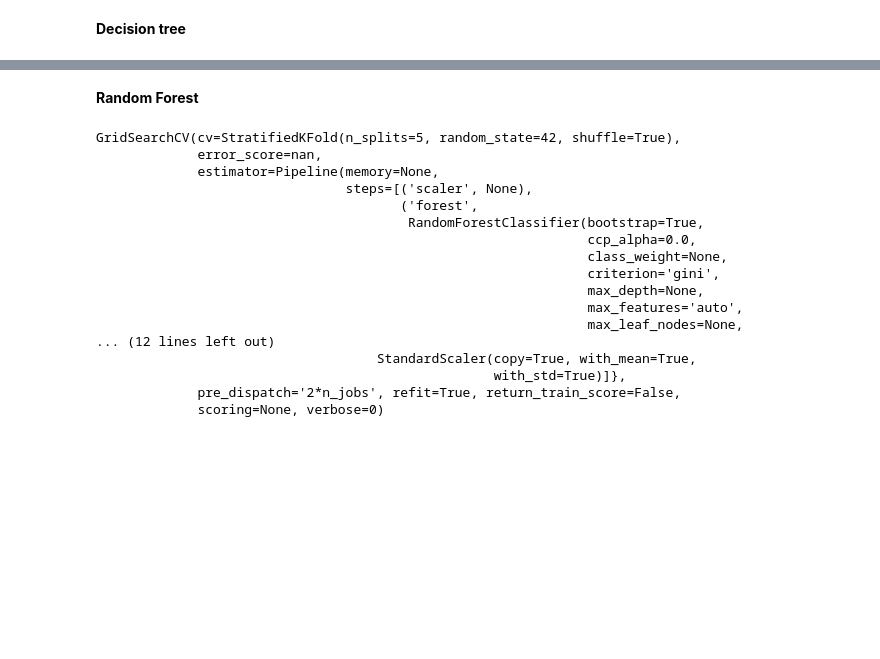
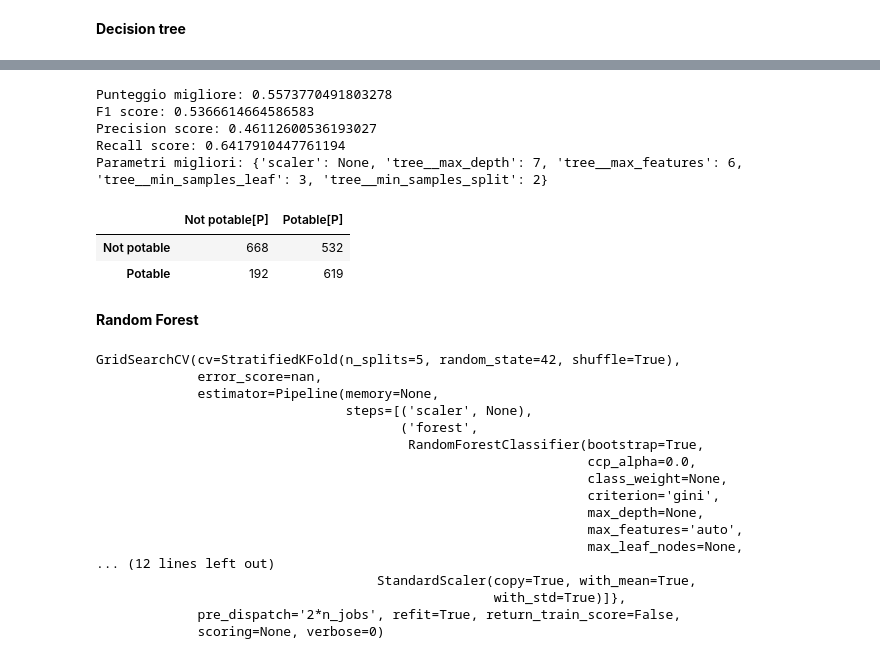
Before and after one commit to aleshark87/data-intensive-project, a Jupyter notebook: Progetto.ipynb, the cells around one changed output, grey strips where cells are left out. Cells and saved outputs as stored; diff of their text form; code cells hidden in the pictures; blank space fills up the shorter version.

```diff
--- a/Progetto.ipynb
+++ b/Progetto.ipynb
@@ -466,3 +501,27 @@ perc_conf
+# %%
+print("Punteggio migliore: {score}".format(score=tree_gv.score(X_val, y_val)));
+print("F1 score: {score}".format(score=f1_score(y_val, tree_gv.predict(X_val), average="binary")));
+print("Precision score: {score}".format(score=precision_score(y_val, tree_gv.predict(X_val))))
+print("Recall score: {score}".format(score=recall_score(y_val, tree_gv.predict(X_val))))
+print("Parametri migliori: {params}".format(params=tree_gv.best_params_))
+
+scores["tree"] = tree_gv.score(X_val, y_val);
+f1_scores["tree"] = f1_score(y_val, tree_gv.predict(X_val), average="binary")
+precision["tree"] = precision_score(y_val, tree_gv.predict(X_val))
+recall["tree"] = recall_score(y_val, tree_gv.predict(X_val))
+# %% [output]
+Punteggio migliore: 0.5573770491803278
+F1 score: 0.5366614664586583
+Precision score: 0.46112600536193027
+Recall score: 0.6417910447761194
+Parametri migliori: {'scaler': None, 'tree__max_depth': 7, 'tree__max_features': 6, 'tree__min_samples_leaf': 3, 'tree__min_samples_split': 2}
+# %%
+tree_conf = pd.DataFrame(confusion_matrix(y, tree_gv.predict(X)), columns=classes, index = index)
+tree_conf
+# %% [output]
+|  | Not potable[P] | Potable[P] |
+| Not potable | 668 | 532 |
+| Potable | 192 | 619 |
 # %% [markdown]
 **Random Forest**
 # %%
```
Also changed, not shown: parts of 16 cells of this notebook.
